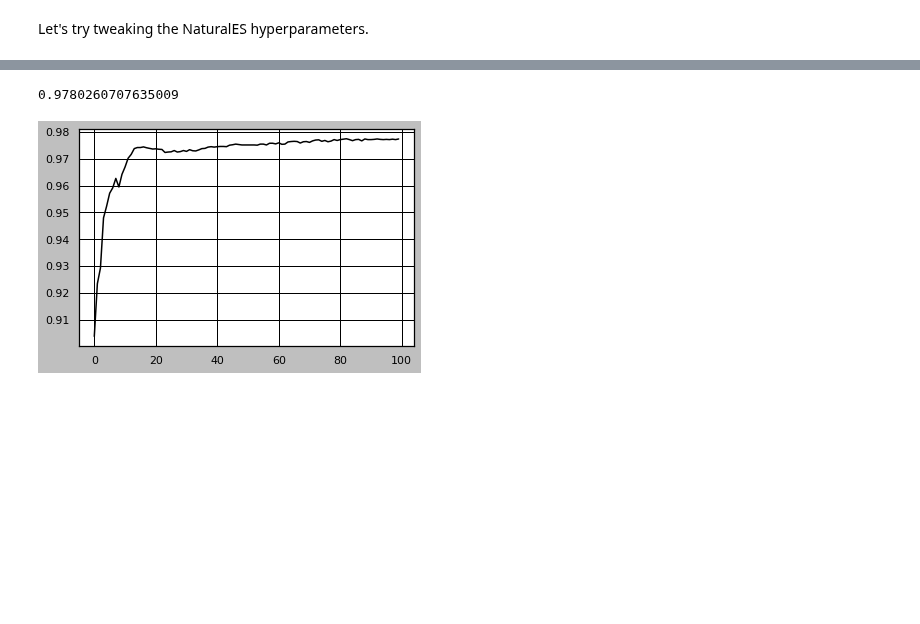
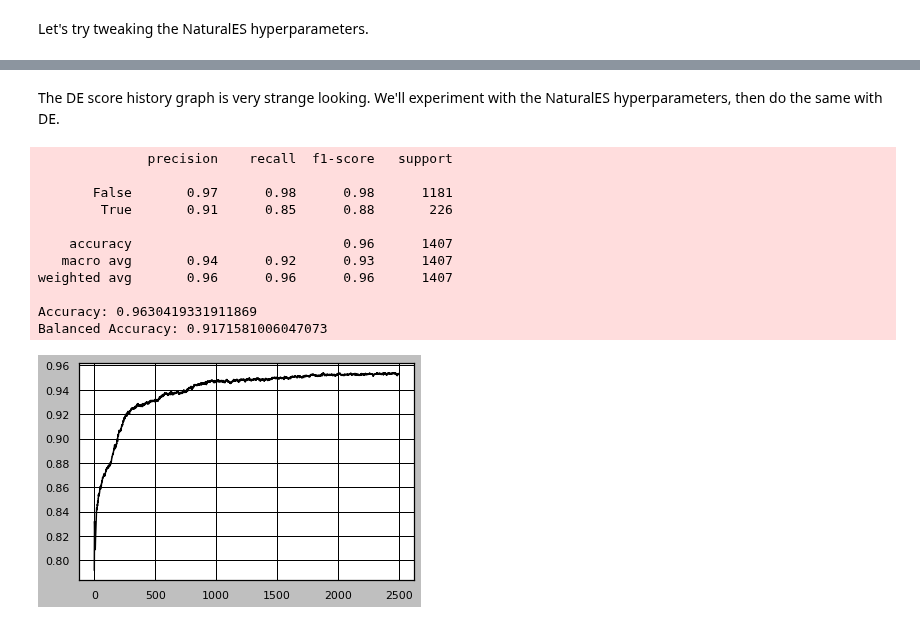
Before and after one commit to EvanLavender13/cs613-final-project, a Jupyter notebook: space.ipynb, the cells around one changed output, grey strips where cells are left out. Drawn from its saved outputs; the diff is of its cells as text; code cells hidden in the pictures; blank space fills up the shorter version.

```diff
--- a/space.ipynb
+++ b/space.ipynb
@@ -114,0 +185,2 @@ Let's try tweaking the NaturalES hyperparameters.
+# %%
+df = pd.read_csv("./space/nasa.csv")
@@ -114,0 +203,24 @@ Let's try tweaking the NaturalES hyperparameters.
+# %%
+X = df[["Absolute Magnitude",
+"Est Dia in Feet(min)",
+"Est Dia in Feet(max)",
+"Epoch Date Close Approach",
+"Relative Velocity km per hr",
+"Miles per hour",
+"Miss Dist.(miles)",
+"Orbit Uncertainity",
+"Minimum Orbit Intersection",
+"Jupiter Tisserand Invariant",
+"Epoch Osculation",
+"Eccentricity",
+"Semi Major Axis",
+"Inclination",
+"Asc Node Longitude",
+"Orbital Period",
+"Perihelion Distance",
+"Perihelion Arg",
+"Aphelion Dist",
+"Perihelion Time",
+"Mean Anomaly",
+"Mean Motion"]].values
+X.shape
@@ -114,0 +229,3 @@ Let's try tweaking the NaturalES hyperparameters.
+# %%
+y = df["Hazardous"]
+y.shape
@@ -115,13 +287,23 @@ Let's try tweaking the NaturalES hyperparameters.
+# %% [markdown]
+The DE score history graph is very strange looking. We'll experiment with the NaturalES hyperparameters, then do the same with DE.
 # %%
-import scipy
-from sklearn.model_selection import GridSearchCV
-
-iterations = 100
-
-nes = NaturalESClassifier(objective=CrossEntropyObjective(), n_iter=iterations, random_state=0, sigma=0.1, alpha=0.01)
+nes = NaturalESClassifier(objective=CrossEntropyObjective(), n_iter=2500, random_state=0, alpha=0.004)
 nes.fit(X_train_std, y_train)
-plt.plot(range(iterations), nes.history_)
-nes.score(X_test_std, y_test)
+plt.plot(range(2500), nes.history_)
+y_pred = nes.predict(X_test_std)
+print(classification_report(y_test, y_pred))
+print("Accuracy: %s" % accuracy_score(y_test, y_pred))
+print("Balanced Accuracy: %s" % balanced_accuracy_score(y_test, y_pred))
 # %% [output]
-0.9780260707635009
+              precision    recall  f1-score   support
+
+       False       0.97      0.98      0.98      1181
+        True       0.91      0.85      0.88       226
+
+    accuracy                           0.96      1407
+   macro avg       0.94      0.92      0.93      1407
+weighted avg       0.96      0.96      0.96      1407
+
+Accuracy: 0.9630419331911869
+Balanced Accuracy: 0.9171581006047073
-[figure, old version]
+[figure, new version]
```
Also changed, not shown: parts of 21 cells of this notebook, 4 other files.
